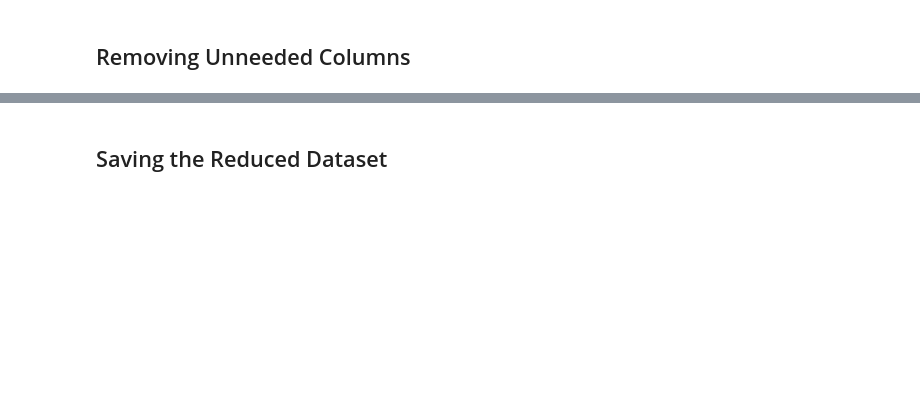
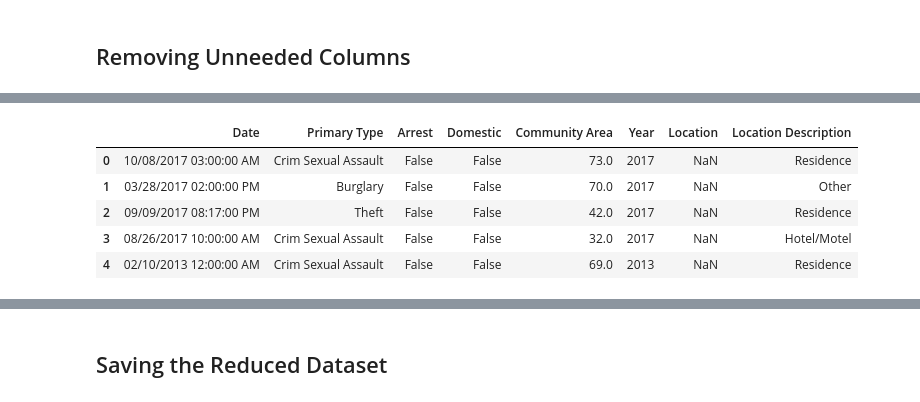
Before and after one commit to ryan-kp-miller/Chicago-Crime-Analysis, a Jupyter notebook: Crime_Data_Preprocessing.ipynb, the cells around one changed output, grey strips where cells are left out. Saved outputs shown, nothing was run; the diff lists cells and outputs as text; code cells hidden in the pictures; blank space fills up the shorter version.

```diff
--- a/Crime_Data_Preprocessing.ipynb
+++ b/Crime_Data_Preprocessing.ipynb
@@ -83,0 +104,14 @@ Number of Crimes in Reduced Dataset: 3,007,770
+# %%
+#list of other values to group under "NON-CRIMINAL"
+non_criminal_list = ['NON - CRIMINAL','NON-CRIMINAL (SUBJECT SPECIFIED)']
+
+#replacing the other values with "NON-CRIMINAL"
+crimes_reduced['Primary Type'].replace(to_replace = non_criminal_list,
+                                       value='NON-CRIMINAL', regex=False,
+                                       inplace=True)
+
+#Converting values to title case
+crimes_reduced['Primary Type'] = crimes_reduced['Primary Type'].str.title()
+
+#displaying the results
+crimes_reduced['Primary Type'].unique()
@@ -83,0 +164,22 @@ Number of Crimes in Reduced Dataset: 3,007,770
+# %%
+#merging the crimes_reduced df with the location df
+crimes_reduced = crimes_reduced.merge(location, how='left',
+                                      left_on='Location Description',
+                                      right_on='Original Value')
+
+#removing the original value columns
+crimes_reduced.drop(labels=['Location Description','Original Value'],axis=1,
+                    inplace=True)
+
+#renaming the new value column as Location Description
+crimes_reduced.rename(columns={'New Value':'Location Description'}, inplace=True)
+
+#displaying the results
+crimes_reduced.head()
+# %% [output]
+|  | Date | Primary Type | Arrest | Domestic | Community Area | Year | Location | Location Description |
+| 0 | 10/08/2017 03:00:00 AM | Crim Sexual Assault | False | False | 73.0 | 2017 | NaN | Residence |
+| 1 | 03/28/2017 02:00:00 PM | Burglary | False | False | 70.0 | 2017 | NaN | Other |
+| 2 | 09/09/2017 08:17:00 PM | Theft | False | False | 42.0 | 2017 | NaN | Residence |
+| 3 | 08/26/2017 10:00:00 AM | Crim Sexual Assault | False | False | 32.0 | 2017 | NaN | Hotel/Motel |
+| 4 | 02/10/2013 12:00:00 AM | Crim Sexual Assault | False | False | 69.0 | 2013 | NaN | Residence |
```
Also changed, not shown: parts of 18 cells of this notebook.
